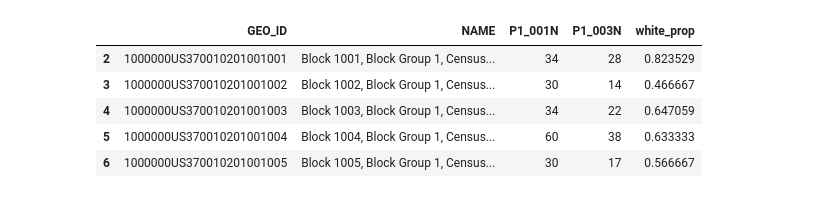
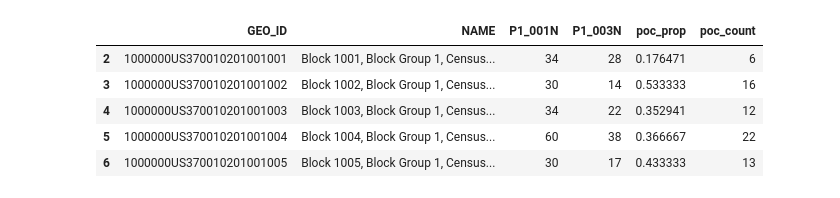
Before and after one commit to PatrickC05/csc600, a Jupyter notebook: nc-districts.ipynb, the cells around one changed output. Cells and saved outputs as stored; diff of their text form; code cells hidden in the pictures.

```diff
--- a/nc-districts.ipynb
+++ b/nc-districts.ipynb
@@ -19,18 +19,19 @@ census_df = pd.read_csv("./data/nc/DECENNIALPL2020.P1-Data-block.csv")
 # %%
 census_df = census_df[census_df["NAME"].str.contains("Census Tract")]
 census_df = census_df[["GEO_ID", "NAME", "P1_001N", "P1_003N"]] # P1_001N = Total Population, P1_003N = White alone
 census_df["P1_001N"] = census_df["P1_001N"].astype(int)
 census_df["P1_003N"] = census_df["P1_003N"].astype(int)
 census_df = census_df[census_df["P1_001N"] > 0]
-census_df["white_prop"] = census_df["P1_003N"] / census_df["P1_001N"]
+census_df["poc_prop"] = 1 - census_df["P1_003N"] / census_df["P1_001N"]
+census_df["poc_count"] = census_df["P1_001N"] - census_df["P1_003N"]
 census_df.head()
 # %% [output]
-|  | GEO_ID | NAME | P1_001N | P1_003N | white_prop |
-| 2 | 1000000US370010201001001 | Block 1001, Block Group 1, Census... | 34 | 28 | 0.823529 |
-| 3 | 1000000US370010201001002 | Block 1002, Block Group 1, Census... | 30 | 14 | 0.466667 |
-| 4 | 1000000US370010201001003 | Block 1003, Block Group 1, Census... | 34 | 22 | 0.647059 |
-| 5 | 1000000US370010201001004 | Block 1004, Block Group 1, Census... | 60 | 38 | 0.633333 |
-| 6 | 1000000US370010201001005 | Block 1005, Block Group 1, Census... | 30 | 17 | 0.566667 |
+|  | GEO_ID | NAME | P1_001N | P1_003N | poc_prop | poc_count |
+| 2 | 1000000US370010201001001 | Block 1001, Block Group 1, Census... | 34 | 28 | 0.176471 | 6 |
+| 3 | 1000000US370010201001002 | Block 1002, Block Group 1, Census... | 30 | 14 | 0.533333 | 16 |
+| 4 | 1000000US370010201001003 | Block 1003, Block Group 1, Census... | 34 | 22 | 0.352941 | 12 |
+| 5 | 1000000US370010201001004 | Block 1004, Block Group 1, Census... | 60 | 38 | 0.366667 | 22 |
+| 6 | 1000000US370010201001005 | Block 1005, Block Group 1, Census... | 30 | 17 | 0.433333 | 13 |
 # %%
 census_df["GEOID"] = census_df["GEO_ID"].str[9:] # Remove the first 9 characters of the GEO_ID column to match map data
 # %%
```
Also changed, not shown: parts of 8 cells of this notebook, 14 other files.
